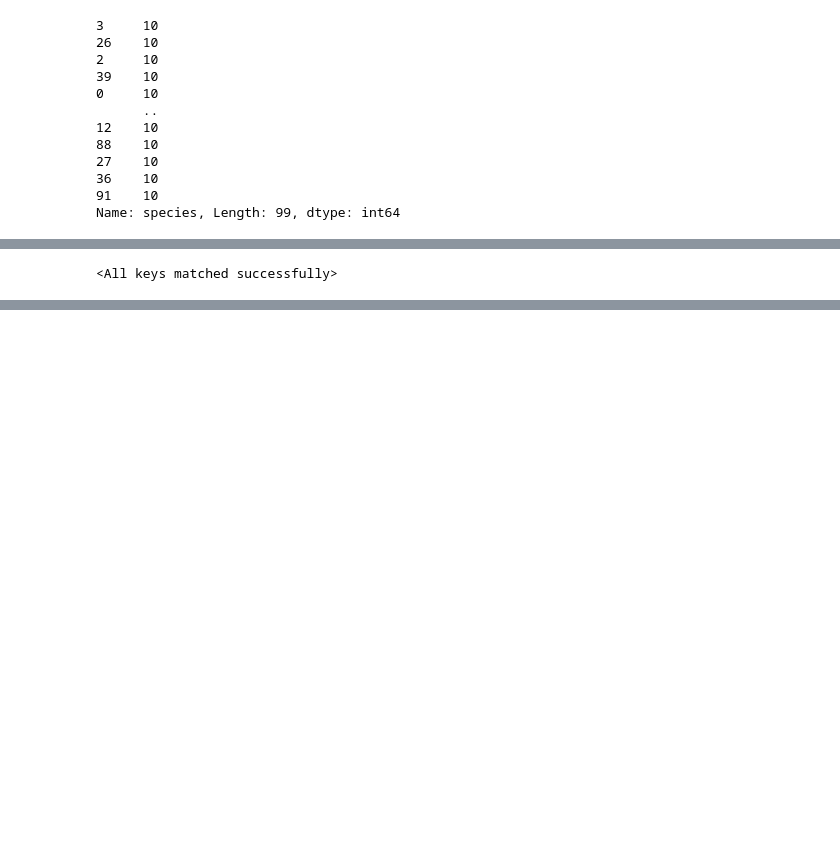
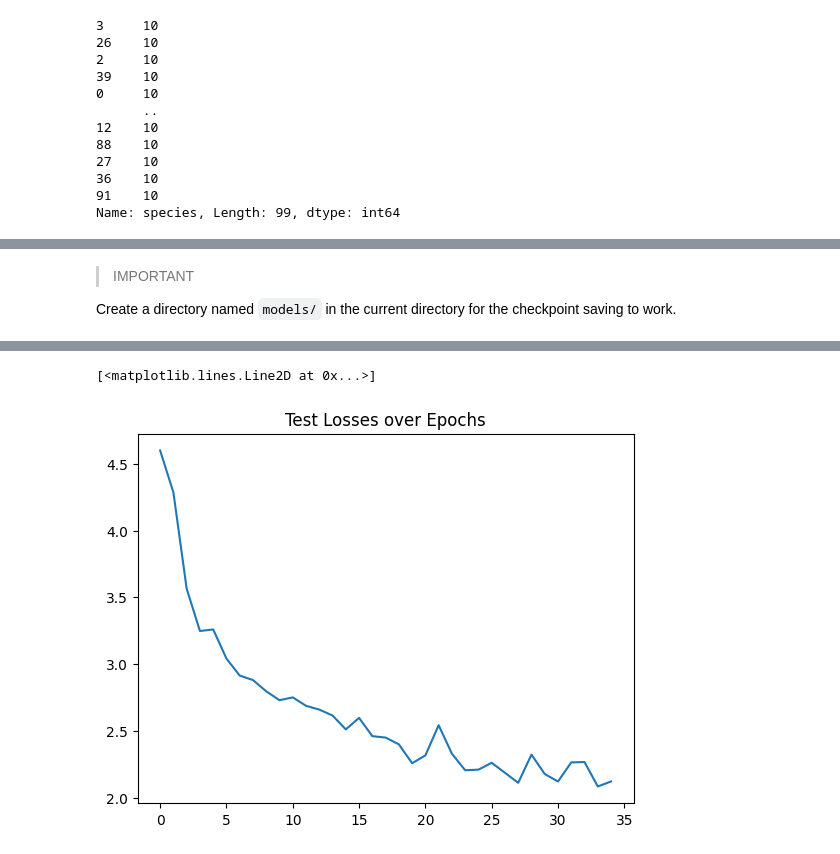
Before and after one commit to sokmontrey/machine-learning, a Jupyter notebook: vision/leaf-classification/train.ipynb, the cells around one changed output, grey strips where cells are left out. Cells and saved outputs as stored; diff of their text form; code cells hidden in the pictures; blank space fills up the shorter version.

```diff
--- a/vision/leaf-classification/train.ipynb
+++ b/vision/leaf-classification/train.ipynb
@@ -111,8 +113,8 @@ len(train_df) * NUM_DATASET_REPEAT, len(test_df) * NUM_DATASET_REPEAT
 # %%
 train_transform = tv.transforms.Compose([
     tv.transforms.Resize((IMAGE_WIDTH, IMAGE_HEIGHT)),
-    tv.transforms.RandomHorizontalFlip(),
-    tv.transforms.RandomRotation(90),
+    # tv.transforms.RandomHorizontalFlip(),
+    tv.transforms.RandomRotation(45),
     tv.transforms.RandomAffine(0, shear=10, scale=(0.8, 1.2)),
     tv.transforms.Lambda(lambda x: x/255.0), # normalize the image and to float
     # tv.transforms.ToTensor(), # using read_image already converts to tensor
@@ -120,8 +122,8 @@ train_transform = tv.transforms.Compose([
 
 test_transform = tv.transforms.Compose([
     tv.transforms.Resize((IMAGE_WIDTH, IMAGE_HEIGHT)),
-    tv.transforms.RandomHorizontalFlip(),
-    tv.transforms.RandomRotation(90),
+    # tv.transforms.RandomHorizontalFlip(),
+    tv.transforms.RandomRotation(45),
     tv.transforms.RandomAffine(0, shear=10, scale=(0.8, 1.2)),
     tv.transforms.Lambda(lambda x: x/255.0), # normalize the image and to float
 ])
@@ -129,7 +131,7 @@ test_transform = tv.transforms.Compose([
 train_ds = LeafDataset(img_dir, dataframe=train_df, transform=train_transform)
 test_ds = LeafDataset(img_dir, dataframe=test_df, transform=test_transform)
 
-# increase the size of the dataset by repeating the data
+# increase the number of samples by repeating the dataset multiple times
 # while augmenting each of them slightly differently
 augmented_train_ds = ConcatDataset([train_ds for _ in range(NUM_DATASET_REPEAT)])
 augmented_test_ds = ConcatDataset([test_ds for _ in range(NUM_DATASET_REPEAT)])
@@ -149,13 +152,13 @@ class Model(nn.Module):
     def __init__(self):
         super(Model, self).__init__()
         # original image size: 64 x 64
-        self.conv1 = nn.Conv2d(1, 16, 3) # -> 62 x 62
+        self.conv1 = nn.Conv2d(1, 32, 3) # -> 62 x 62
         # max pool -> 31 x 31
-        self.conv2 = nn.Conv2d(16, 32, 3) # -> 29 x 29
+        self.conv2 = nn.Conv2d(32, 64, 3) # -> 29 x 29
         # max pool again -> 14 x 14
-        self.conv3 = nn.Conv2d(32, 32, 3) # -> 12 x 12
+        self.conv3 = nn.Conv2d(64, 64, 3) # -> 12 x 12
         # max pool again -> 6 x 6
-        self.layer1 = nn.Linear(32 * 6 * 6, 128)
+        self.layer1 = nn.Linear(64* 6 * 6, 128)
         self.layer2 = nn.Linear(128, 99)
 
         self.relu = nn.ReLU()
@@ -172,5 +175,5 @@ class Model(nn.Module):
         x = self.layer1(x)
         x = self.relu(x)
         x = self.layer2(x)
-        # x = self.softmax(x)
+        # x = self.softmax(x) # disabled for CrossEntropyLoss
         return x
@@ -180,8 +189,8 @@ def train(model, train_dl, loss_func, optimizer):
     total_loss = 0
     for i, (img, label) in enumerate(train_dl):
         optimizer.zero_grad()
-        output = model(img)
-        loss = loss_func(output, label)
+        pred = model.forward(img)
+        loss = loss_func(pred, label)
         loss.backward()
         optimizer.step()
         total_loss += loss.item()
@@ -193,8 +202,8 @@ def test(model, test_dl, loss_func):
     total_loss = 0
     with t.no_grad():
         for i, (img, label) in enumerate(test_dl):
-            output = model(img)
-            loss = loss_func(output, label)
+            pred = model.forward(img)
+            loss = loss_func(pred, label)
             total_loss += loss.item()
     return total_loss / len(test_dl)
 
@@ -206,18 +215,21 @@ def fit(model, train_dl, test_dl, loss_func, optimizer, epochs, callback):
 # %%
 model = Model()
 loss_func = nn.CrossEntropyLoss()
-optimizer = optim.Adam(model.parameters(), lr=0.002)
+optimizer = optim.Adam(model.parameters(), lr=0.001)
 
-model.load_state_dict(t.load('./models/model_2_45_more_conv.pth'))
+# model.load_state_dict(t.load('./models/model_45.pth'))
-# %% [output]
-<All keys matched successfully>
+# %% [markdown]
+> IMPORTANT
+
+Create a directory named `models/` in the current directory for the checkpoint saving to work.
 # %%
-epochs = 20
+epochs = 35
 losses = []
 
 def callback(epoch, train_loss, test_loss, model):
     print(f"Epoch: {epoch}, Train loss: {train_loss}, Test loss: {test_loss}")
     losses.append([epoch, train_loss, test_loss])
+    # if epoch % 5 == 0:
     model_path = f"./models/model_{epoch}.pth"
     t.save(model.state_dict(), model_path)
 
@@ -229,6 +241,10 @@ fit(model,
     epochs,
     callback)
 
+model_path = f"./models/model_final.pth"
+t.save(model.state_dict(), model_path)
+
 losses = np.array(losses)
 plt.title('Test Losses over Epochs')
 plt.plot(losses[:, 0], losses[:, 2], label='test')
+# %% [output]
@@ -234,0 +268,2 @@ plt.plot(losses[:, 0], losses[:, 2], label='test')
+[<matplotlib.lines.Line2D at 0x...>]
+[figure, added]
```
Also changed, not shown: parts of 7 cells of this notebook, 1 other file.
